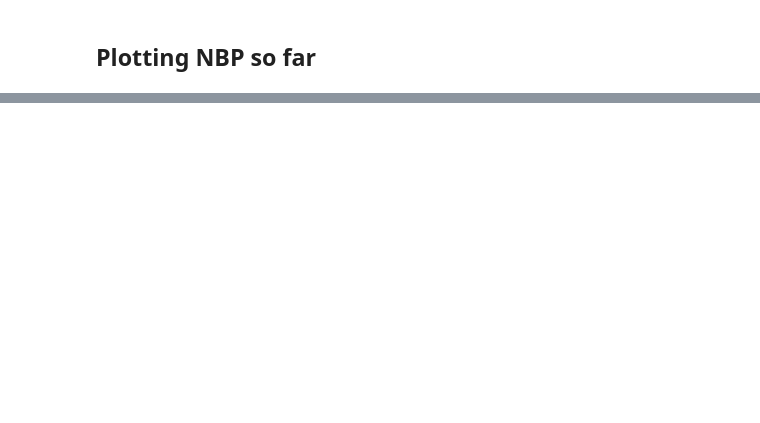
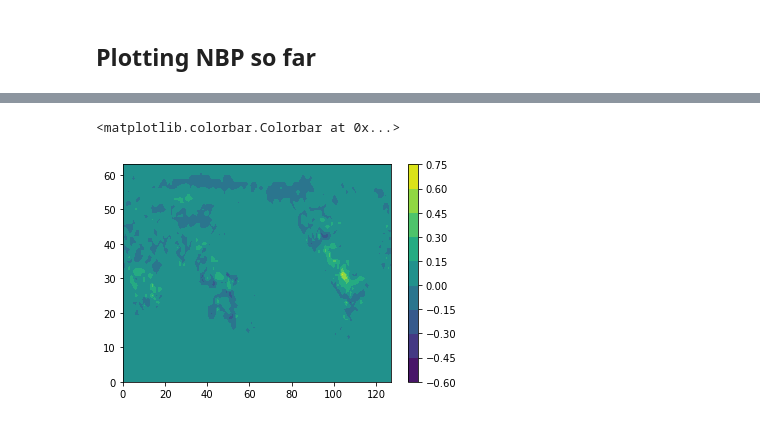
Before and after one commit to katiedagon/cmip6hack-landcarbon, a Jupyter notebook: notebooks/data_intake.ipynb, the cells around one changed output, grey strips where cells are left out. Cells and saved outputs as stored; diff of their text form; code cells hidden in the pictures; blank space fills up the shorter version.

```diff
--- a/notebooks/data_intake.ipynb
+++ b/notebooks/data_intake.ipynb
@@ -214,0 +472,6 @@ Attributes:
+# %%
+plt.contourf(amean[0,0,:,:])
+plt.colorbar()
+# %% [output]
+<matplotlib.colorbar.Colorbar at 0x...>
+[figure, added]
```
Also changed, not shown: parts of 60 cells of this notebook, 4 other files.
